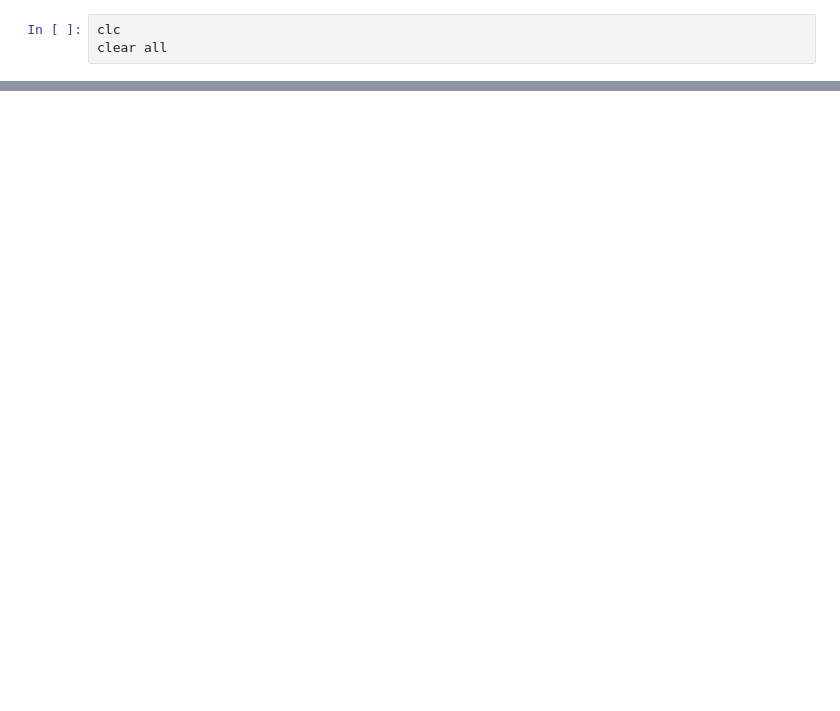
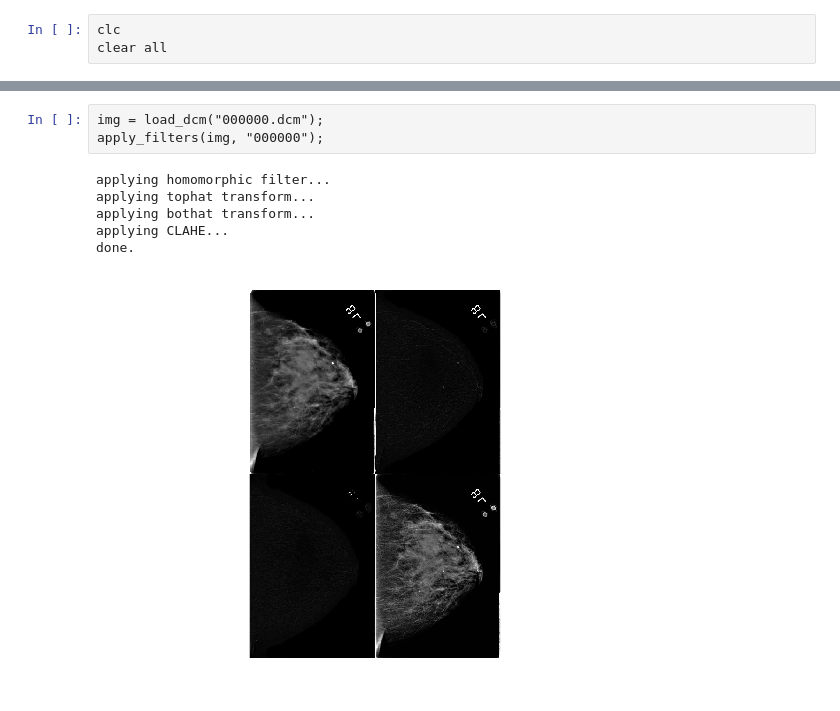
Before and after one commit to satyajitghana/IC2, a Jupyter notebook: src/notebooks/breast cancer matlab.ipynb, the cells around one changed output, grey strips where cells are left out. Saved outputs shown, nothing was run; the diff lists cells and outputs as text; blank space fills up the shorter version.

```diff
--- a/src/notebooks/breast cancer matlab.ipynb
+++ b/src/notebooks/breast cancer matlab.ipynb
@@ -91,0 +135,10 @@ title("adaptive histogram equalization");
+# %%
+img = load_dcm("000000.dcm");
+apply_filters(img, "000000");
+# %% [output]
+applying homomorphic filter...
+applying tophat transform...
+applying bothat transform...
+applying CLAHE...
+done.
+[figure, added]
```
Also changed, not shown: parts of 14 cells of this notebook, 53 other files.
